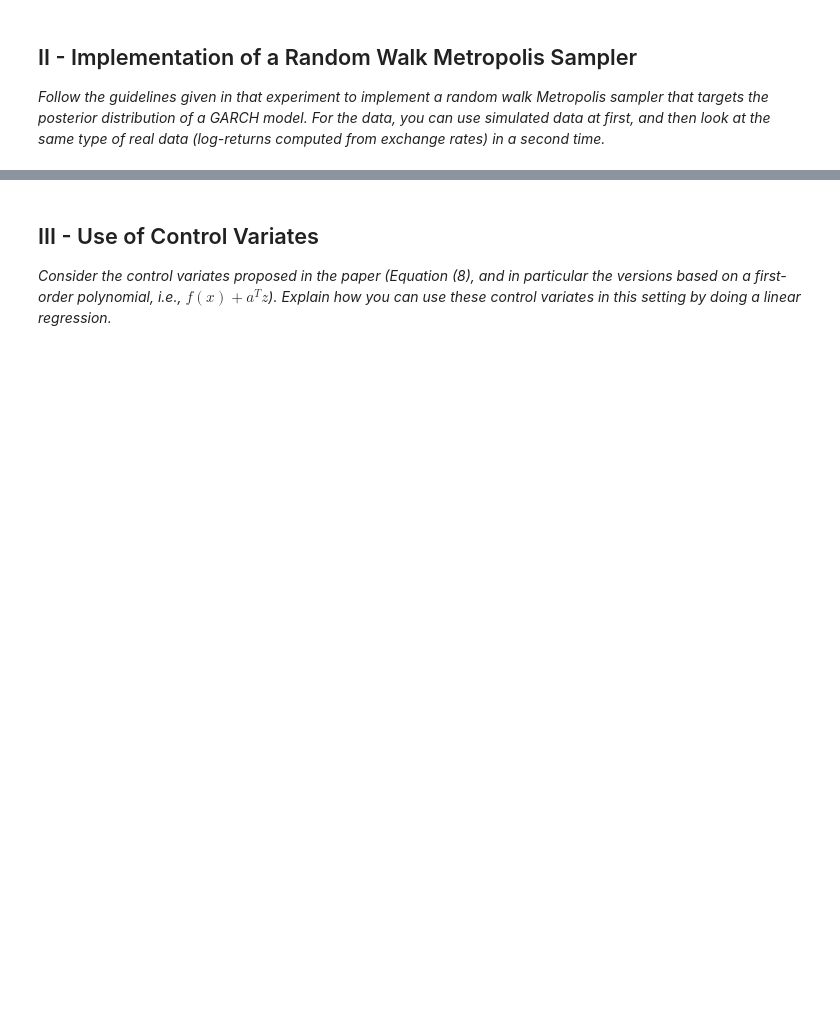
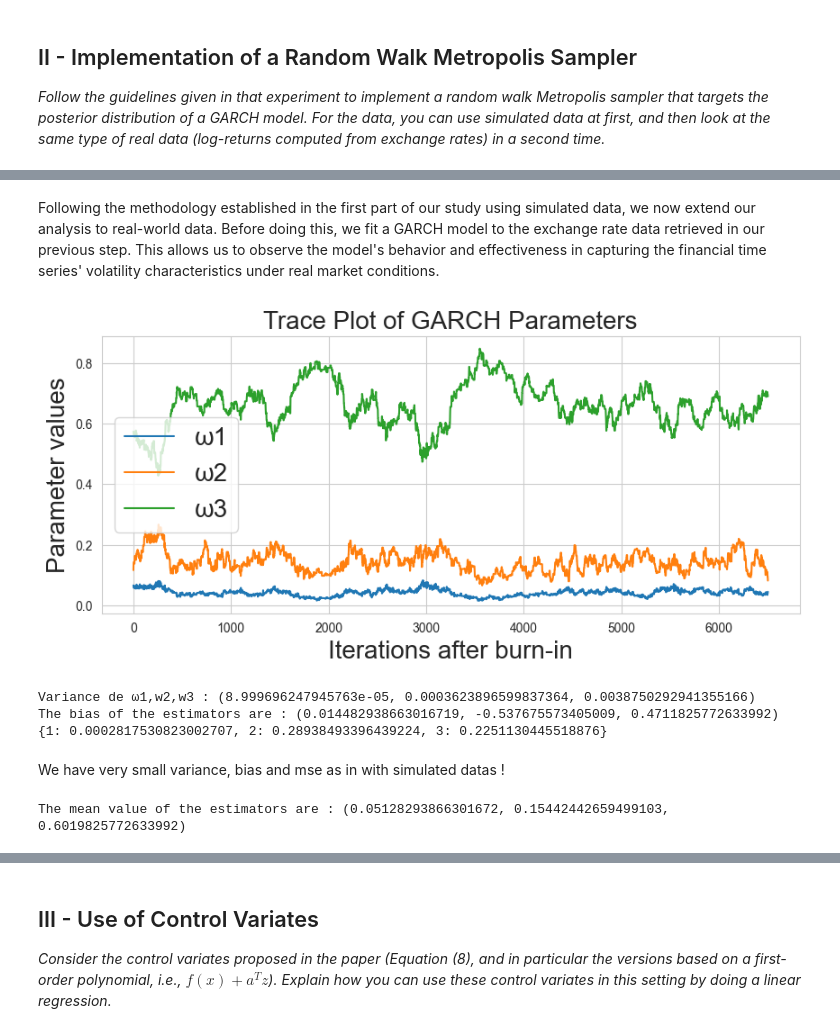
Before and after one commit to AntoineGilsonGH/Monte-Carlo-GARCH, a Jupyter notebook: Projet_MCMC_GARCH.ipynb, the cells around one changed output, grey strips where cells are left out. Cells and saved outputs as stored; diff of their text form; code cells hidden in the pictures; blank space fills up the shorter version.

```diff
--- a/Projet_MCMC_GARCH.ipynb
+++ b/Projet_MCMC_GARCH.ipynb
@@ -31,0 +432,4 @@ Cet article présente également certaines méthodes Lasso (LSLasso et LSLasso(X
+# %%
+# We will use EUR to GBP exchanges rates on the year 2019 to 2022:
+df = fetch_ecb_data('GBP', '2019-01-01', '2022-12-31')
+df.head()
@@ -31,0 +443,10 @@ Cet article présente également certaines méthodes Lasso (LSLasso et LSLasso(X
+# %%
+df["rate"] = (df["rate"] - df["rate"].shift(1)) / df["rate"].shift(1)
+df = df.dropna()
+df = df.replace([np.inf, -np.inf], np.nan).dropna(subset=['rate'])
+df['rate'] = df['rate'].interpolate() # for the missing values
+rates = df["rate"].to_numpy()*100
+rates
+# %% [markdown]
+Following the methodology established in the first part of our study using simulated data, we now extend our analysis to real-world data.
+Before doing this, we fit a GARCH model to the exchange rate data retrieved in our previous step. This allows us to observe the model's behavior and effectiveness in capturing the financial time series' volatility characteristics under real market conditions.
@@ -31,0 +458,38 @@ Cet article présente également certaines méthodes Lasso (LSLasso et LSLasso(X
+# %%
+# Now we use our metropolis_hasting_algorithm with our real data, we use the same parameters as for the simulated data : ( the same thing as for simulated data)
+
+# Parameters
+initial_omega = [0.3, 0.3, 0.3]
+true_omega = [0.0368,0.6921,0.1308] # These are the true parameters we want to estimate
+sigma_omega = [9, 9, 9]  # Standard deviations for the priors
+
+# Simulate data
+returns = rates
+
+# Metropolis-Hastings settings
+iterations = 7000
+burn_in = 500
+sigma_proposal = 0.01
+
+# Execute the Metropolis-Hastings algorithm
+acceptance_rate, omega_samples = metropolis_hasting_algorithm(iterations, returns, sigma_proposal, initial_omega, sigma_omega)
+
+# We extract the parameter samples
+omega_samples = np.array(omega_samples)  # Convert list of samples into an array for easier slicing
+w1_samples = omega_samples[:, 0]
+w2_samples = omega_samples[:, 1]
+w3_samples = omega_samples[:, 2]
+
+# We plot the parameter trajectories
+plt.figure(figsize=(10, 4))
+plt.plot(w1_samples[burn_in:], label='ω1')
+plt.plot(w2_samples[burn_in:], label='ω2')
+plt.plot(w3_samples[burn_in:], label='ω3')
+plt.legend(fontsize=20)
+plt.xlabel('Iterations after burn-in', fontsize=20)
+plt.ylabel('Parameter values', fontsize=20)
+plt.title('Trace Plot of GARCH Parameters', fontsize=20)
+plt.grid(True)
+plt.show()
+# %% [output]
+[figure, added]
@@ -31,0 +498,27 @@ Cet article présente également certaines méthodes Lasso (LSLasso et LSLasso(X
+# %%
+# Let's reuse the function we have implemented for the simulated datas :
+
+# Variance
+print(f"Variance de ω1,w2,w3 : {variance_estimators(mean_met_alg2)}")
+# Bias
+print(f"The bias of the estimators are : {bias_estimators(mean_met_alg2)}")
+# MSE
+mse = {}
+for i in range(1,4):
+    mse[i] = statistics.mean([(omega - true_omega[i-1])**2 for omega in mean_met_alg2[i-1]])
+print(mse)
+# %% [output]
+Variance de ω1,w2,w3 : (8.999696247945763e-05, 0.0003623896599837364, 0.0038750292941355166)
+The bias of the estimators are : (0.014482938663016719, -0.537675573405009, 0.4711825772633992)
+{1: 0.0002817530823002707, 2: 0.28938493396439224, 3: 0.2251130445518876}
+# %% [markdown]
+We have very small variance, bias and mse as in with simulated datas !
+# %%
+# We can also check directly the mean of the estimators rather than the bias :
+
+def mean_estimators(mean_met_alg2):
+    return statistics.mean(mean_met_alg2[0]), statistics.mean(mean_met_alg2[1]), statistics.mean(mean_met_alg2[2])
+
+print(f"The mean value of the estimators are : {mean_estimators(mean_met_alg2)}") # Recall : true_omega_1 = 0. , true_omega_2 = 0.4, true_omega_3 = 0.9
+# %% [output]
+The mean value of the estimators are : (0.05128293866301672, 0.15442442659499103, 0.6019825772633992)
```
Also changed, not shown: parts of 46 cells of this notebook.
